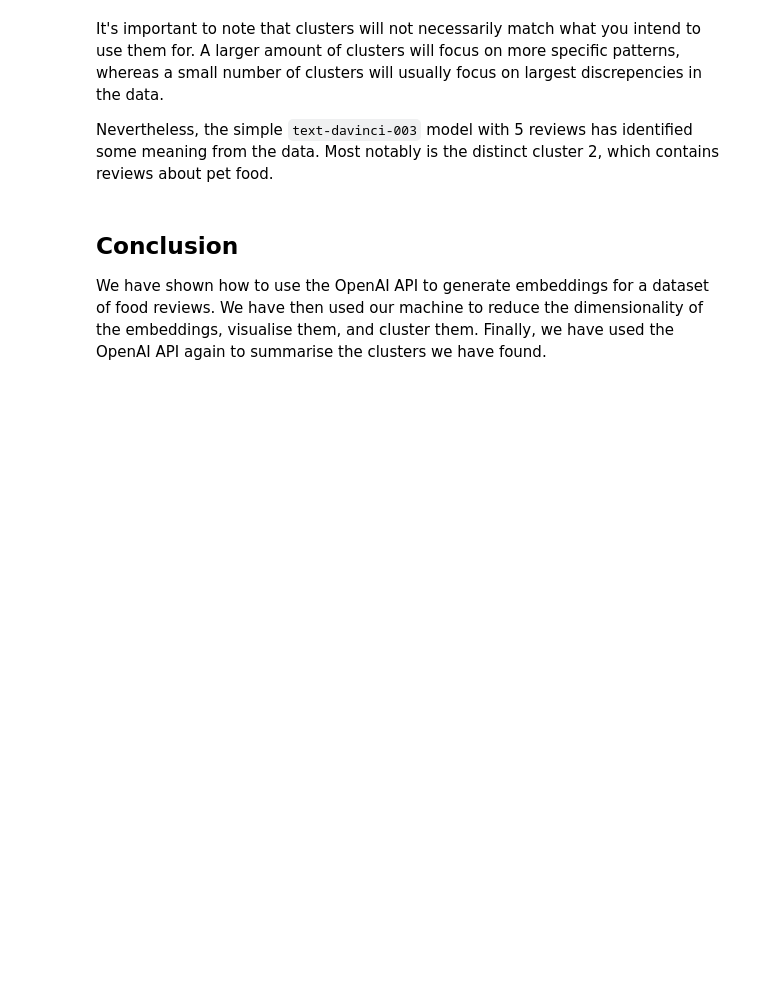
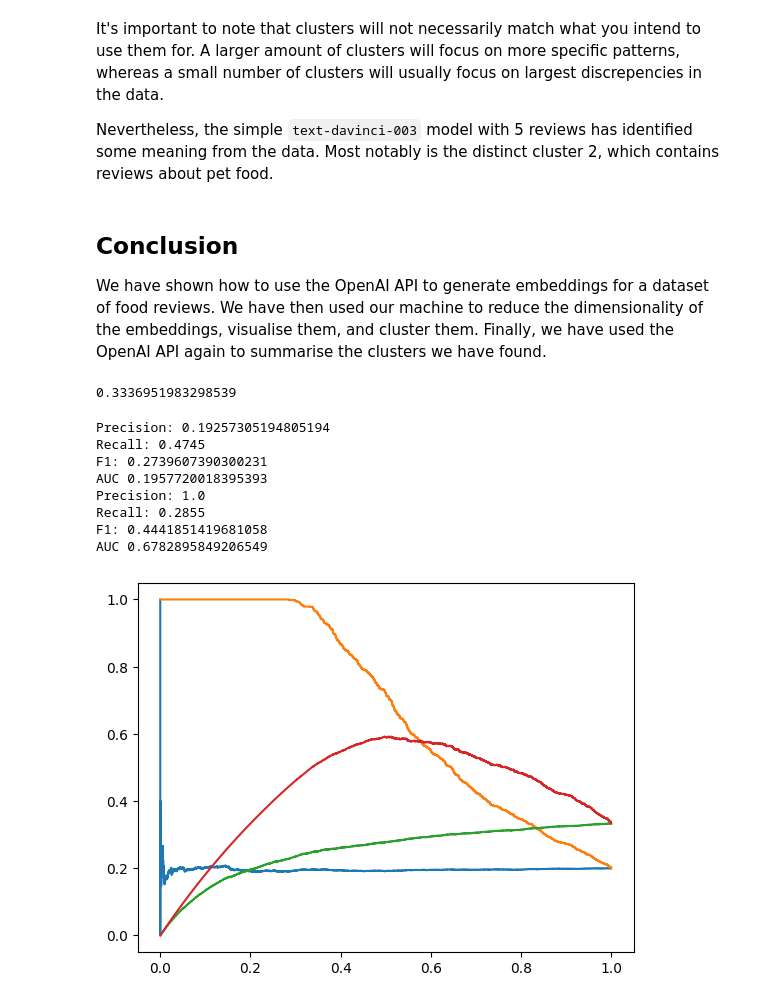
Before and after one commit to pgilders/genai-tools, a Jupyter notebook: openai-api-demo.ipynb, the cells around one changed output. Cells and saved outputs as stored; diff of their text form; code cells hidden in the pictures; blank space fills up the shorter version.

```diff
--- a/openai-api-demo.ipynb
+++ b/openai-api-demo.ipynb
@@ -325,3 +325,52 @@ Nevertheless, the simple `text-davinci-003` model with 5 reviews has identified
 ## Conclusion
 
 We have shown how to use the OpenAI API to generate embeddings for a dataset of food reviews. We have then used our machine to reduce the dimensionality of the embeddings, visualise them, and cluster them. Finally, we have used the OpenAI API again to summarise the clusters we have found.
+# %%
+import random
+np = 200
+size = 1000
+
+plist = [1]*np + [0]*(size-np)
+plist *=10
+
+actual = random.sample(plist, len(plist))
+
+preddec = [random.random() for _ in range(len(plist))]
+preddec2 = [x*(y+random.random())/2 for x,y in zip(preddec, actual)]
+
+pred = [1 if x > 0.5 else 0 for x in preddec]
+pred2 = [1 if x > 0.5 else 0 for x in preddec2]
+# %%
+plt.plot([2*x*y/(x+y) for x, y in zip(precision, recall)])
+# %% [output]
+0.3336951983298539
+# %%
+from sklearn.metrics import precision_score, recall_score, f1_score, accuracy_score, precision_recall_curve, auc
+import matplotlib.pyplot as plt
+
+precision, recall, thresholds = precision_recall_curve(actual, preddec)
+precision2, recall2, thresholds2 = precision_recall_curve(actual, preddec2)
+plt.plot(recall, precision)
+plt.plot(recall2, precision2)
+plt.plot(recall, [2*x*y/(x+y) for x, y in zip(precision, recall)])
+plt.plot(recall2, [2*x*y/(x+y) for x, y in zip(precision2, recall2)])
+
+print("Precision:", precision_score(actual, pred))
+print("Recall:", recall_score(actual, pred))
+print("F1:", f1_score(actual, pred))
+print("AUC", auc(recall, precision))
+
+print("Precision:", precision_score(actual, pred2))
+print("Recall:", recall_score(actual, pred2))
+print("F1:", f1_score(actual, pred2))
+print("AUC", auc(recall2, precision2))
+# %% [output]
+Precision: 0.19257305194805194
+Recall: 0.4745
+F1: 0.2739607390300231
+AUC 0.1957720018395393
+Precision: 1.0
+Recall: 0.2855
+F1: 0.4441851419681058
+AUC 0.6782895849206549
+[figure, added]
```
Also changed, not shown: 21 other files.
